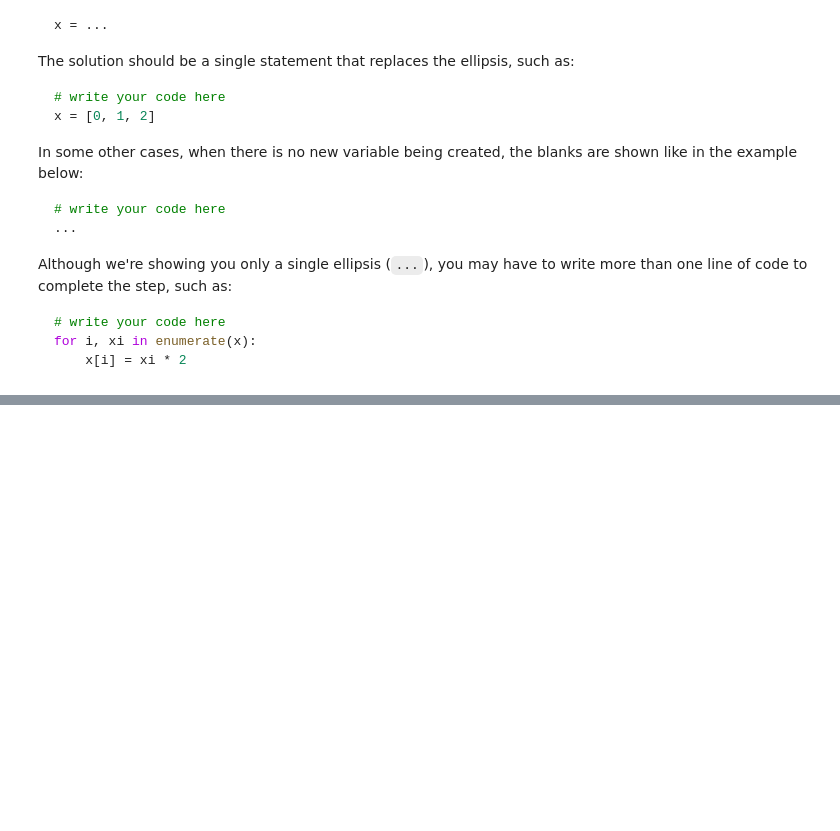
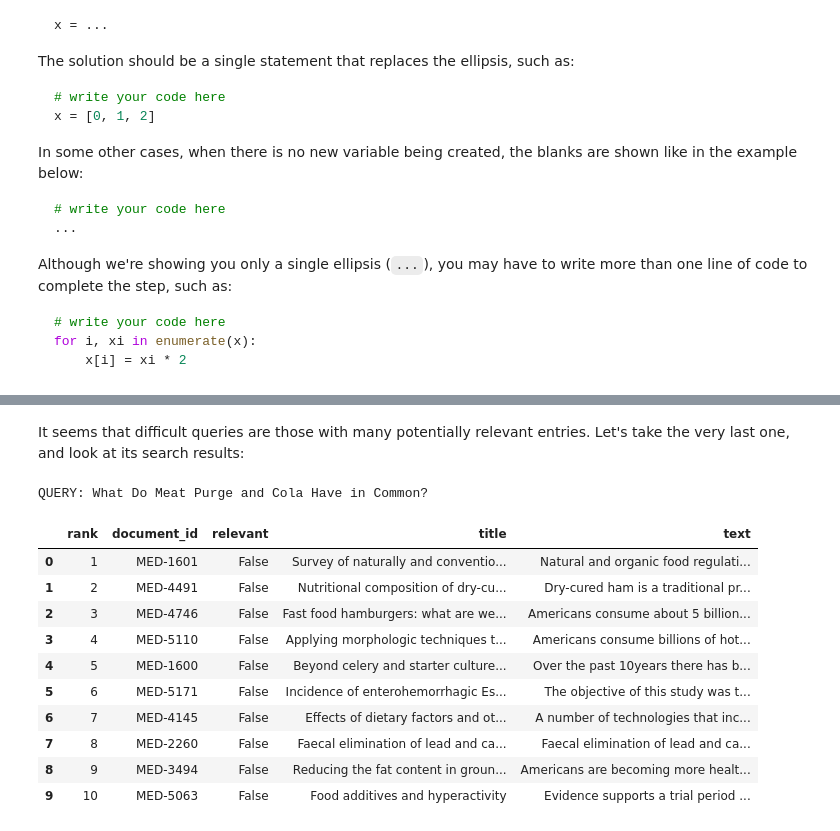
Before and after one commit to lftraining/LFD273-code, a Jupyter notebook: solutions/Solved Lab 7.ipynb, the cells around one changed output, grey strips where cells are left out. Saved outputs shown, nothing was run; the diff lists cells and outputs as text; code cells hidden in the pictures; blank space fills up the shorter version.

```diff
--- a/solutions/Solved Lab 7.ipynb
+++ b/solutions/Solved Lab 7.ipynb
@@ -358,0 +450,17 @@ How do you like the summary? Does it look like an answer to our question? Could
+# %%
+# encode the corpus
+corpus_embeddings_title_text = encode_texts(model, tokenizer, corpus['title_text'])
+# computes similarity scores - the queries are the same as before, so we don't need to reencode them
+scores_title_text = query_embeddings @ corpus_embeddings_title_text.T
+# retrieves the top-k search results
+top_indices_title_text = torch.topk(scores_title_text, k=max_k, dim=-1).indices
+
+# builds the queries/results dictionary
+rankings_title_text = {}
+for idx, ranking in enumerate(top_indices_title_text):
+    docs = [corpus_id[doc_id] for doc_id in ranking.tolist()]
+    query_id = test_query_id[idx]
+    rankings_title_text[query_id] = docs
+
+# evaluates the new rankings against the actual relevant queries (whcih remain the same as before)
+metrics_title_text = evaluate_retrieval(rankings_title_text, relevant_dict)
@@ -358,0 +498,13 @@ How do you like the summary? Does it look like an answer to our question? Could
+# %%
+def per_query_recall(rankings, relevant_by_query, k=10):
+    rows = []
+    for query_id, ranking in rankings.items():
+        recall = recall_at_k(ranking, relevant_by_query[query_id], k)
+        rows.append({
+            "query_id": query_id,
+            "query": queries_dict[query_id],
+            f"Recall@{k}": recall,
+            "n_relevant": len(relevant_by_query[query_id]),
+        })
+
+    return pd.DataFrame(rows)
@@ -358,0 +513,9 @@ How do you like the summary? Does it look like an answer to our question? Could
+# %%
+analysis_table = per_query_recall(rankings_title_text, relevant_dict, k=10)
+print("Highest Recall@10:")
+high_sorted = analysis_table.sort_values(["Recall@10", "n_relevant"], ascending=[False, False])
+display(high_sorted.head(3))
+
+print("\nLowest Recall@10:")
+low_sorted = analysis_table.sort_values(["Recall@10", "n_relevant"], ascending=[False,True])
+display(low_sorted.tail(3))
@@ -358,0 +533,19 @@ How do you like the summary? Does it look like an answer to our question? Could
+# %% [markdown]
+It seems that difficult queries are those with many potentially relevant entries. Let's take the very last one, and look at its search results:
+# %%
+# Inspect one difficult query in detail.
+difficult_query_id = low_sorted.iloc[-1]["query_id"]
+show_results(difficult_query_id, rankings_title_text, k=10)
+# %% [output]
+QUERY: What Do Meat Purge and Cola Have in Common?
+|  | rank | document_id | relevant | title | text |
+| 0 | 1 | MED-1601 | False | Survey of naturally and conventio... | Natural and organic food regulati... |
+| 1 | 2 | MED-4491 | False | Nutritional composition of dry-cu... | Dry-cured ham is a traditional pr... |
+| 2 | 3 | MED-4746 | False | Fast food hamburgers: what are we... | Americans consume about 5 billion... |
+| 3 | 4 | MED-5110 | False | Applying morphologic techniques t... | Americans consume billions of hot... |
+| 4 | 5 | MED-1600 | False | Beyond celery and starter culture... | Over the past 10years there has b... |
+| 5 | 6 | MED-5171 | False | Incidence of enterohemorrhagic Es... | The objective of this study was t... |
+| 6 | 7 | MED-4145 | False | Effects of dietary factors and ot... | A number of technologies that inc... |
+| 7 | 8 | MED-2260 | False | Faecal elimination of lead and ca... | Faecal elimination of lead and ca... |
+| 8 | 9 | MED-3494 | False | Reducing the fat content in groun... | Americans are becoming more healt... |
+| 9 | 10 | MED-5063 | False | Food additives and hyperactivity | Evidence supports a trial period ... |
```
Also changed, not shown: parts of 120 cells of this notebook, 40 other files.
